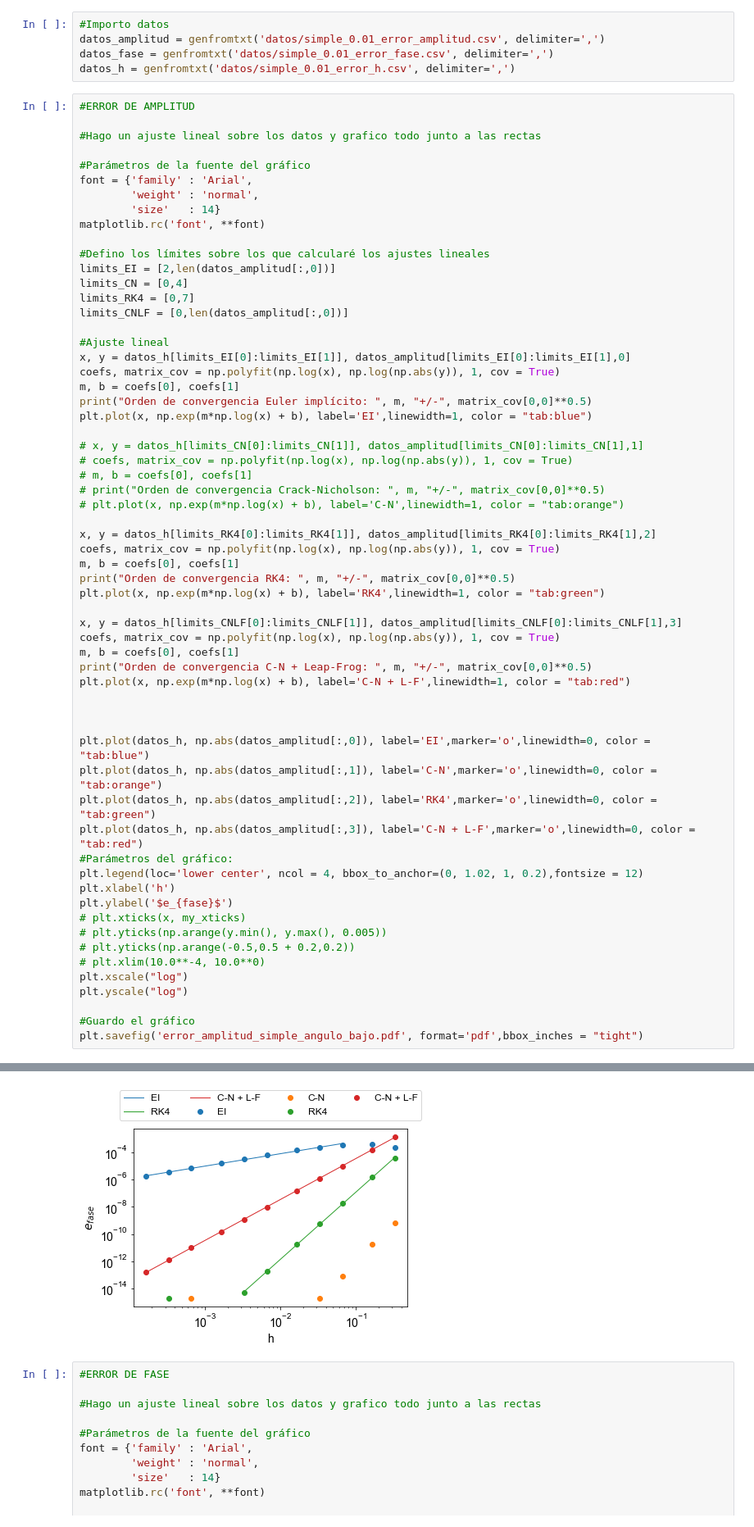
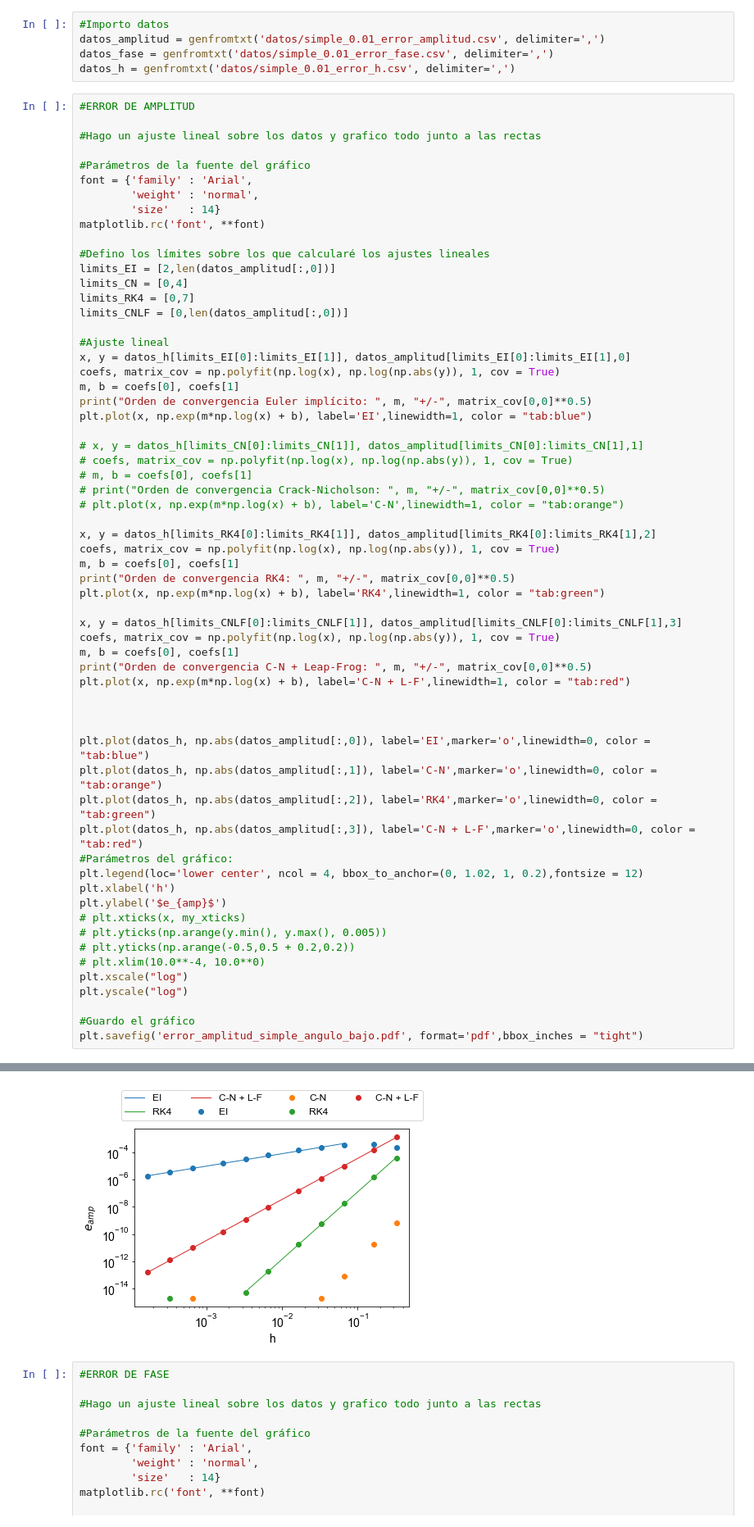
Before and after one commit to Lupama2/Guias_Metodos_Num_Fluidos_I, a Jupyter notebook: Guias/Guia_2/Ejercicio_4/Programa/graficos/graficos.ipynb, the cells around one changed output, grey strips where cells are left out. Shown at 82% size. Saved outputs shown, nothing was run; the diff lists cells and outputs as text.

```diff
--- a/Guias/Guia_2/Ejercicio_4/Programa/graficos/graficos.ipynb
+++ b/Guias/Guia_2/Ejercicio_4/Programa/graficos/graficos.ipynb
@@ -259,35 +259,35 @@ print("Orden de convergencia RK4: ", m, "+/-", matrix_cov[0,0]**0.5)
 plt.plot(x, np.exp(m*np.log(x) + b), label='RK4',linewidth=1, color = "tab:green")
 
 x, y = datos_h[limits_CNLF[0]:limits_CNLF[1]], datos_amplitud[limits_CNLF[0]:limits_CNLF[1],3]
 coefs, matrix_cov = np.polyfit(np.log(x), np.log(np.abs(y)), 1, cov = True)
 m, b = coefs[0], coefs[1]
 print("Orden de convergencia C-N + Leap-Frog: ", m, "+/-", matrix_cov[0,0]**0.5)
 plt.plot(x, np.exp(m*np.log(x) + b), label='C-N + L-F',linewidth=1, color = "tab:red")
 
 
 
 plt.plot(datos_h, np.abs(datos_amplitud[:,0]), label='EI',marker='o',linewidth=0, color = "tab:blue")
 plt.plot(datos_h, np.abs(datos_amplitud[:,1]), label='C-N',marker='o',linewidth=0, color = "tab:orange")
 plt.plot(datos_h, np.abs(datos_amplitud[:,2]), label='RK4',marker='o',linewidth=0, color = "tab:green")
 plt.plot(datos_h, np.abs(datos_amplitud[:,3]), label='C-N + L-F',marker='o',linewidth=0, color = "tab:red")
 #Parámetros del gráfico:
 plt.legend(loc='lower center', ncol = 4, bbox_to_anchor=(0, 1.02, 1, 0.2),fontsize = 12)
 plt.xlabel('h')
-plt.ylabel('$e_{fase}$')
+plt.ylabel('$e_{amp}$')
 # plt.xticks(x, my_xticks)
 # plt.yticks(np.arange(y.min(), y.max(), 0.005))
 # plt.yticks(np.arange(-0.5,0.5 + 0.2,0.2))
 # plt.xlim(10.0**-4, 10.0**0)
 plt.xscale("log")
 plt.yscale("log")
 
 #Guardo el gráfico
 plt.savefig('error_amplitud_simple_angulo_bajo.pdf', format='pdf',bbox_inches = "tight")
 # %% [output]
 Orden de convergencia Euler implícito:  0.9125871407963045 +/- 0.023038374694042806
 Orden de convergencia RK4:  4.940148423340664 +/- 0.023908301779203472
 Orden de convergencia C-N + Leap-Frog:  3.0099767594644535 +/- 0.004694372715781479
-[figure, old version]
+[figure, new version]
 # %%
 #ERROR DE FASE
 
```
Also changed, not shown: parts of 1 cell of this notebook, 14 other files.
